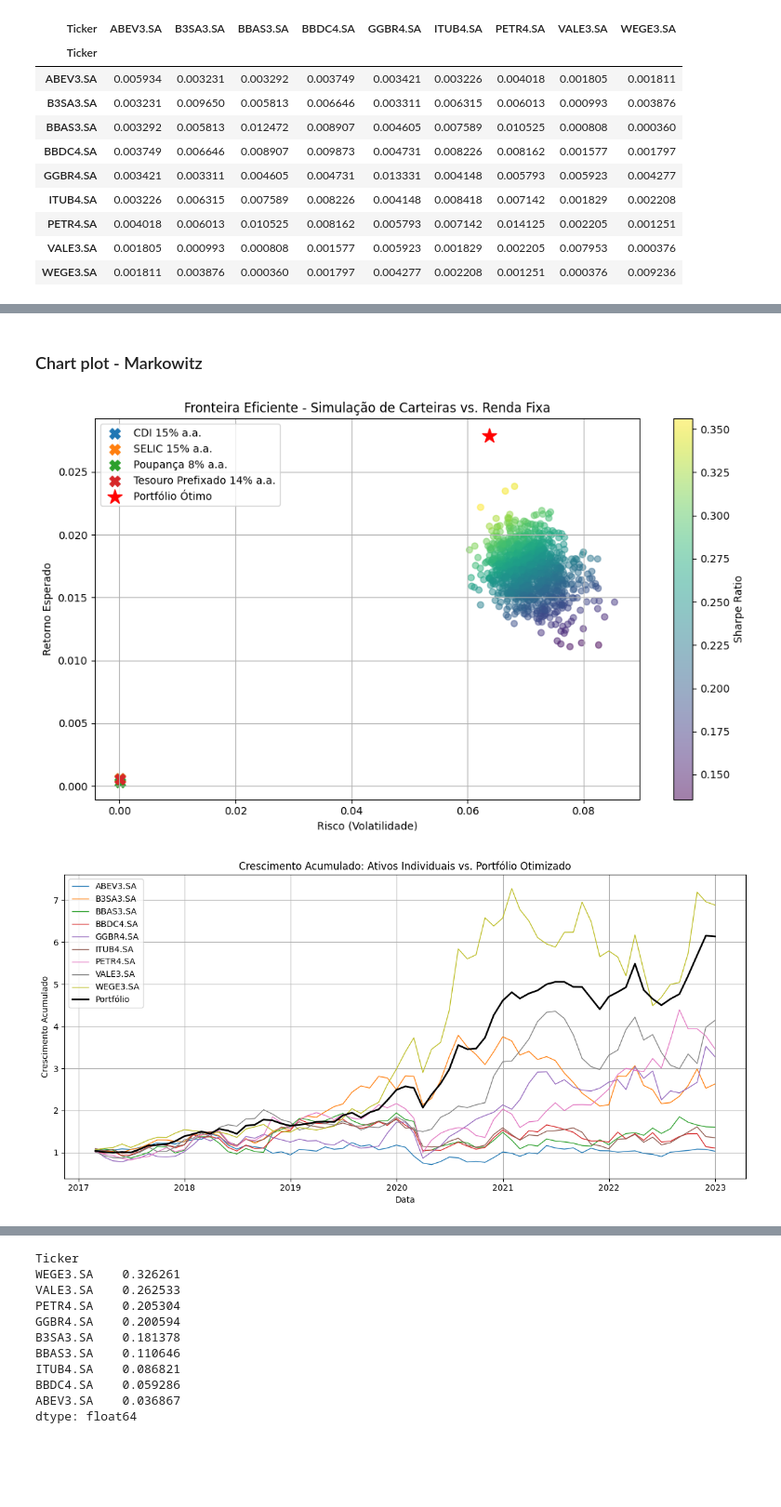
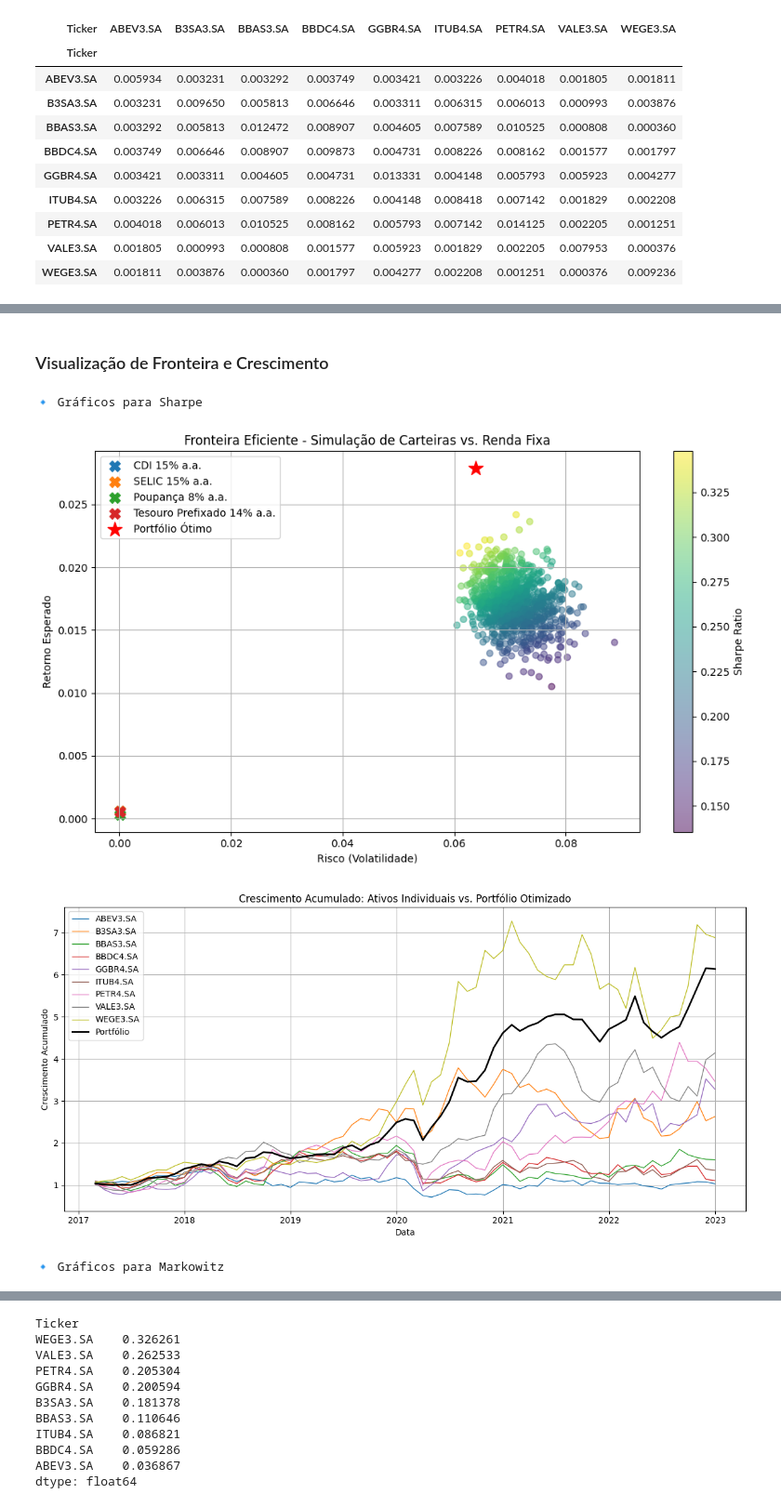
Before and after one commit to maronect/deep_learning_finance, a Jupyter notebook: notebooks/01-markowitz_optimization.ipynb, the cells around one changed output, grey strips where cells are left out. Shown at 93% size. Saved outputs shown, nothing was run; the diff lists cells and outputs as text; code cells hidden in the pictures; blank space fills up the shorter version.

Commit message:
organize markowitz JN and add time series portfolio comparation with CDB

```diff
--- a/notebooks/01-markowitz_optimization.ipynb
+++ b/notebooks/01-markowitz_optimization.ipynb
@@ -101,10 +100,12 @@ print(df_pesos.sort_values("Peso Sharpe", ascending=False).round(4))
 # %% [markdown]
-### Chart plot - Markowitz
+### Visualização de Fronteira e Crescimento
-# %%
-plot_efficient_frontier(mean_returns, cov_matrix, optimized_weights=weights_sharpe) # esse mean_returns tem que ser (pd.Series)
-# %% [output]
-[figure, removed]
-# %%
-plot_time_serie(returns, optimized_weights=weights_sharpe) # esse mean_returns tem que ser pd.DataFrame
-# %% [output]
-[figure, removed]
+# %%
+for nome, pesos in [("Sharpe", weights_sharpe), ("Markowitz", weights_markowitz)]:
+    print(f"\n🔹 Gráficos para {nome}")
+    plot_efficient_frontier(mean_returns, cov_matrix, optimized_weights=pesos)
+    plot_time_serie(returns, optimized_weights=pesos)
+# %% [output]
+🔹 Gráficos para Sharpe
+[figure, added]
+[figure, added]
+🔹 Gráficos para Markowitz
```
Also changed, not shown: parts of 10 cells of this notebook, 1 other file.
